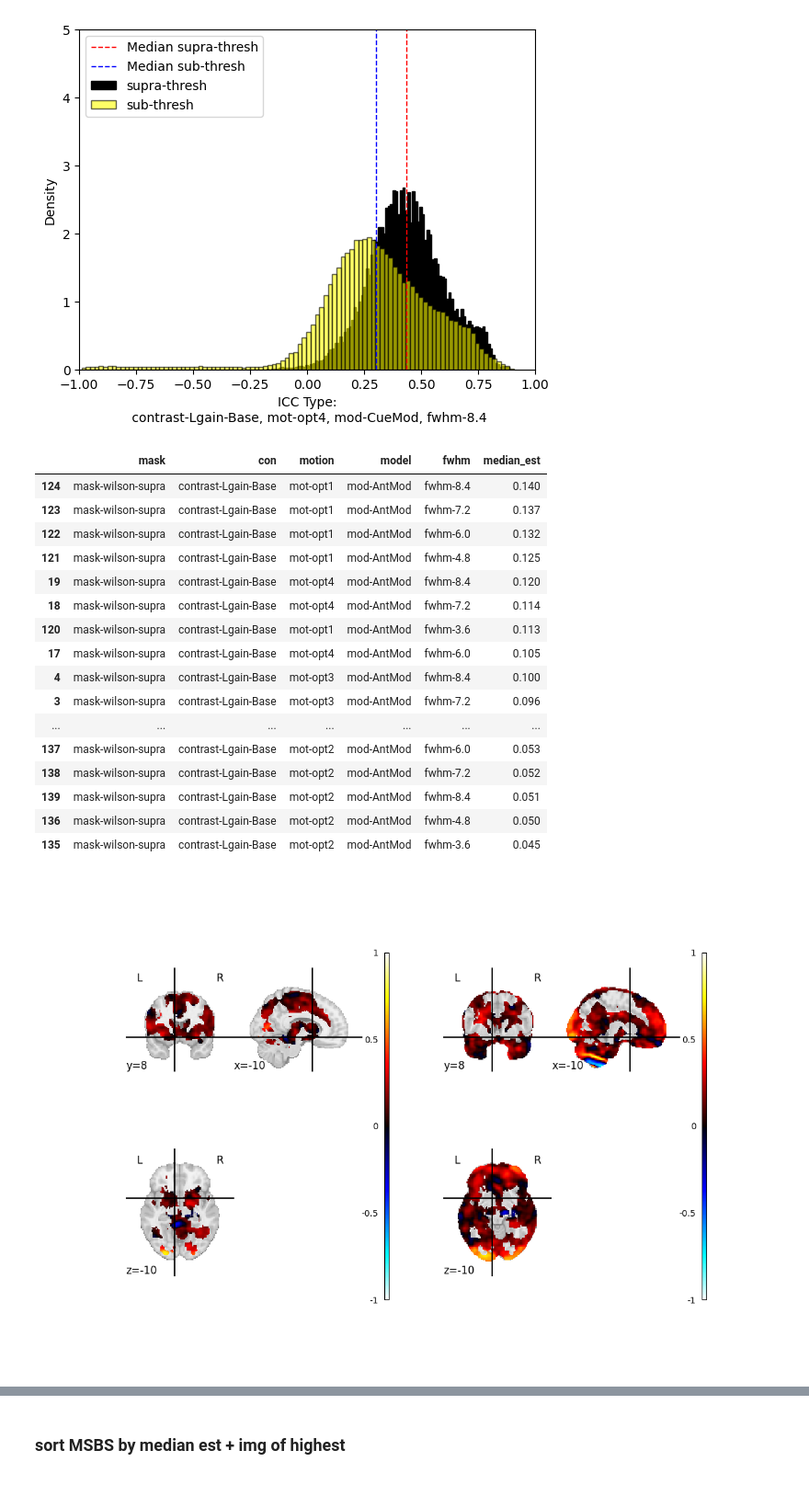
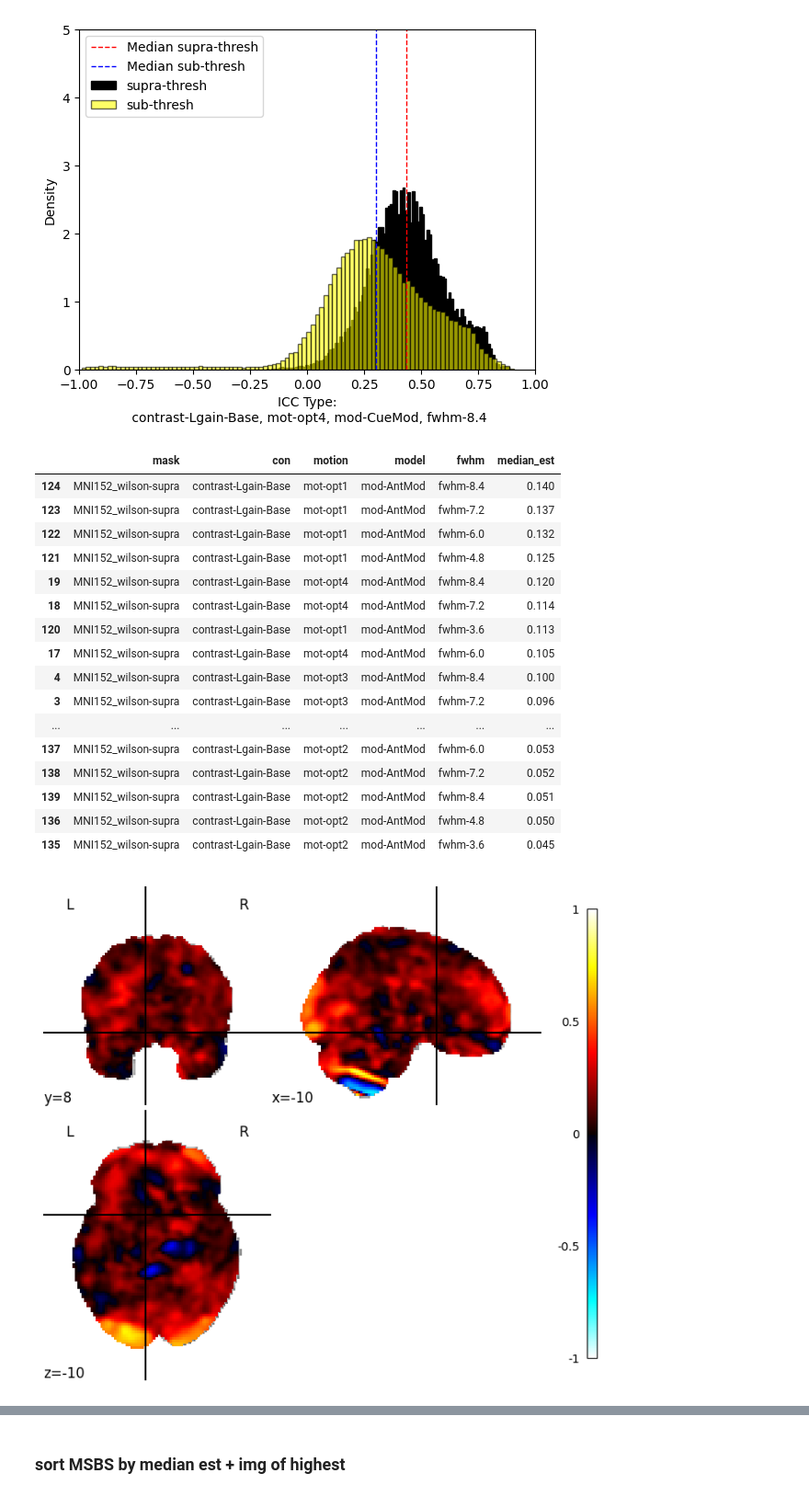
Before and after one commit to demidenm/Multiverse_Reliability, a Jupyter notebook: Stage2_Code/run-analyses.ipynb, the cells around one changed output, grey strips where cells are left out. Shown: that part at 92% size. Drawn from its saved outputs; the diff is of its cells as text; code cells hidden in the pictures.

```diff
--- a/Stage2_Code/run-analyses.ipynb
+++ b/Stage2_Code/run-analyses.ipynb
@@ -99,12 +99,9 @@ def plot_icc_maps(maps, names, coordinates, vmax):
     plt.show()
 
 
-def plot_top_maps(imgs, img_index, coordinates, vmax):
-    fig, axes = plt.subplots(1, 2, figsize=(12, 8))
-
-    for i, img in enumerate(imgs):
-        plotting.plot_stat_map(img[img_index], display_mode='tiled',
-                               cut_coords=coordinates, vmax=vmax, axes=axes[i])
+def plot_top_map(img, img_index, coordinates, vmax):
+    plotting.plot_stat_map(img[img_index], display_mode='tiled',
+                           cut_coords=coordinates, vmax=vmax)
 
     plt.tight_layout()
     plt.show()
@@ -375,8 +381,5 @@ df_icc_sub.sort_values(by='median_est', ascending=False)
 240 rows × 6 columns
 # %%
-icc_maps = [icc_supra_imgs, icc_sub_imgs]
-icc_img = 24
-
-plot_top_maps(imgs=icc_maps, img_index=icc_img,
-              coordinates=(-10, 8, -10), vmax=1)
+icc_ind = 24
+plot_top_map(img=icc_imgs, img_index=icc_ind,coordinates=(-10, 8, -10), vmax=1)
 # %% [output]
@@ -394,7 +397,7 @@ plot_dist_imgs(supra_imgs=icc_supra_imgs, sub_imgs=icc_sub_imgs, img_index=icc_i
 # %%
 # match to top session test-retest model
 conditions = (
-    (df_icc_supra["mask"] == "mask-wilson-supra") &
+    (df_icc_supra["mask"] == "MNI152_wilson-supra") &
     (df_icc_supra["con"] == "contrast-Lgain-Base") &
     #(df_icc_supra["motion"] == "mot-opt3") &
     (df_icc_supra["model"] == "mod-AntMod")
@@ -404,29 +407,25 @@ conditions = (
 df_icc_supra[conditions].sort_values(by='median_est', ascending=False)
 # %% [output]
 |  | mask | con | motion | model | fwhm | median_est |
-| 124 | mask-wilson-supra | contrast-Lgain-Base | mot-opt1 | mod-AntMod | fwhm-8.4 | 0.140 |
-| 123 | mask-wilson-supra | contrast-Lgain-Base | mot-opt1 | mod-AntMod | fwhm-7.2 | 0.137 |
-| 122 | mask-wilson-supra | contrast-Lgain-Base | mot-opt1 | mod-AntMod | fwhm-6.0 | 0.132 |
-| 121 | mask-wilson-supra | contrast-Lgain-Base | mot-opt1 | mod-AntMod | fwhm-4.8 | 0.125 |
-| 19 | mask-wilson-supra | contrast-Lgain-Base | mot-opt4 | mod-AntMod | fwhm-8.4 | 0.120 |
-| 18 | mask-wilson-supra | contrast-Lgain-Base | mot-opt4 | mod-AntMod | fwhm-7.2 | 0.114 |
-| 120 | mask-wilson-supra | contrast-Lgain-Base | mot-opt1 | mod-AntMod | fwhm-3.6 | 0.113 |
-| 17 | mask-wilson-supra | contrast-Lgain-Base | mot-opt4 | mod-AntMod | fwhm-6.0 | 0.105 |
-| 4 | mask-wilson-supra | contrast-Lgain-Base | mot-opt3 | mod-AntMod | fwhm-8.4 | 0.100 |
-| 3 | mask-wilson-supra | contrast-Lgain-Base | mot-opt3 | mod-AntMod | fwhm-7.2 | 0.096 |
+| 124 | MNI152_wilson-supra | contrast-Lgain-Base | mot-opt1 | mod-AntMod | fwhm-8.4 | 0.140 |
+| 123 | MNI152_wilson-supra | contrast-Lgain-Base | mot-opt1 | mod-AntMod | fwhm-7.2 | 0.137 |
+| 122 | MNI152_wilson-supra | contrast-Lgain-Base | mot-opt1 | mod-AntMod | fwhm-6.0 | 0.132 |
+| 121 | MNI152_wilson-supra | contrast-Lgain-Base | mot-opt1 | mod-AntMod | fwhm-4.8 | 0.125 |
+| 19 | MNI152_wilson-supra | contrast-Lgain-Base | mot-opt4 | mod-AntMod | fwhm-8.4 | 0.120 |
+| 18 | MNI152_wilson-supra | contrast-Lgain-Base | mot-opt4 | mod-AntMod | fwhm-7.2 | 0.114 |
+| 120 | MNI152_wilson-supra | contrast-Lgain-Base | mot-opt1 | mod-AntMod | fwhm-3.6 | 0.113 |
+| 17 | MNI152_wilson-supra | contrast-Lgain-Base | mot-opt4 | mod-AntMod | fwhm-6.0 | 0.105 |
+| 4 | MNI152_wilson-supra | contrast-Lgain-Base | mot-opt3 | mod-AntMod | fwhm-8.4 | 0.100 |
+| 3 | MNI152_wilson-supra | contrast-Lgain-Base | mot-opt3 | mod-AntMod | fwhm-7.2 | 0.096 |
 | ... | ... | ... | ... | ... | ... | ... |
-| 137 | mask-wilson-supra | contrast-Lgain-Base | mot-opt2 | mod-AntMod | fwhm-6.0 | 0.053 |
-| 138 | mask-wilson-supra | contrast-Lgain-Base | mot-opt2 | mod-AntMod | fwhm-7.2 | 0.052 |
-| 139 | mask-wilson-supra | contrast-Lgain-Base | mot-opt2 | mod-AntMod | fwhm-8.4 | 0.051 |
-| 136 | mask-wilson-supra | contrast-Lgain-Base | mot-opt2 | mod-AntMod | fwhm-4.8 | 0.050 |
-| 135 | mask-wilson-supra | contrast-Lgain-Base | mot-opt2 | mod-AntMod | fwhm-3.6 | 0.045 |
+| 137 | MNI152_wilson-supra | contrast-Lgain-Base | mot-opt2 | mod-AntMod | fwhm-6.0 | 0.053 |
+| 138 | MNI152_wilson-supra | contrast-Lgain-Base | mot-opt2 | mod-AntMod | fwhm-7.2 | 0.052 |
+| 139 | MNI152_wilson-supra | contrast-Lgain-Base | mot-opt2 | mod-AntMod | fwhm-8.4 | 0.051 |
+| 136 | MNI152_wilson-supra | contrast-Lgain-Base | mot-opt2 | mod-AntMod | fwhm-4.8 | 0.050 |
+| 135 | MNI152_wilson-supra | contrast-Lgain-Base | mot-opt2 | mod-AntMod | fwhm-3.6 | 0.045 |
 # %%
-icc_maps = [icc_supra_imgs, icc_sub_imgs]
-icc_img = 124
-
-plot_top_maps(imgs=icc_maps,
-              img_index=icc_img,
-              coordinates=(-10, 8, -10), vmax=1)
+icc_ind = 124
+plot_top_map(img=icc_imgs, img_index=icc_img,coordinates=(-10, 8, -10), vmax=1)
 # %% [output]
-[figure, old version]
+[figure, new version]
 # %%
```
Also changed, not shown: parts of 19 cells of this notebook.
